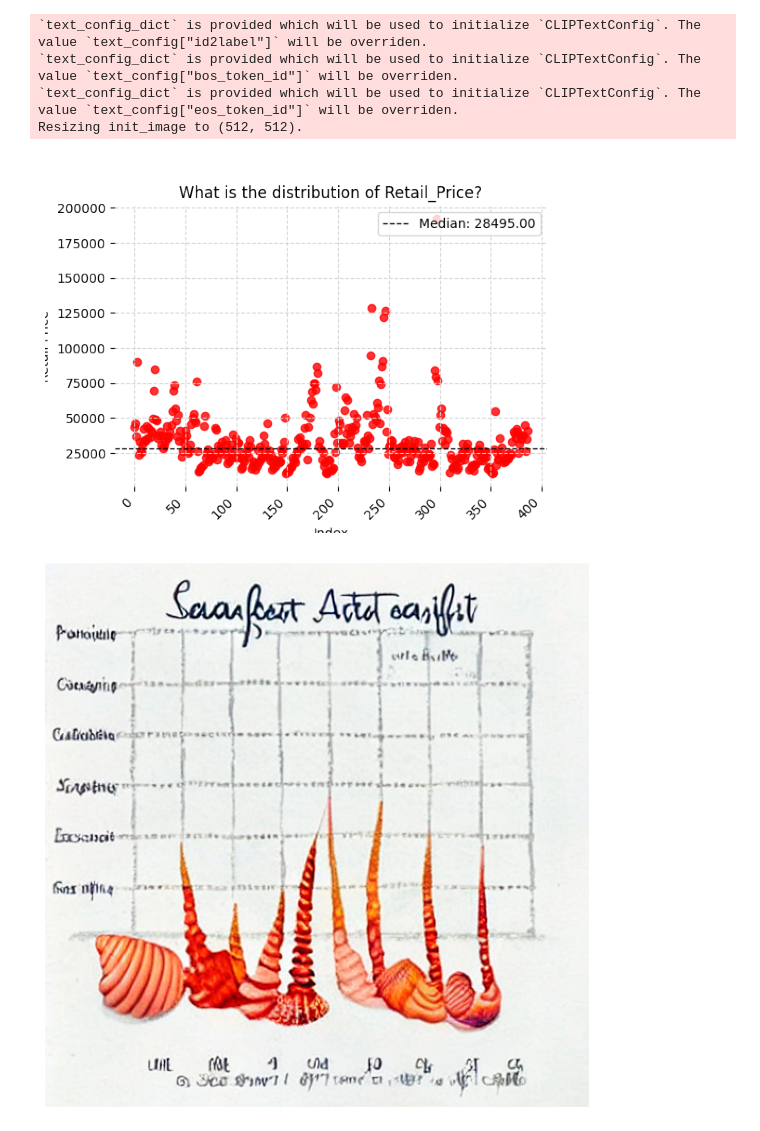
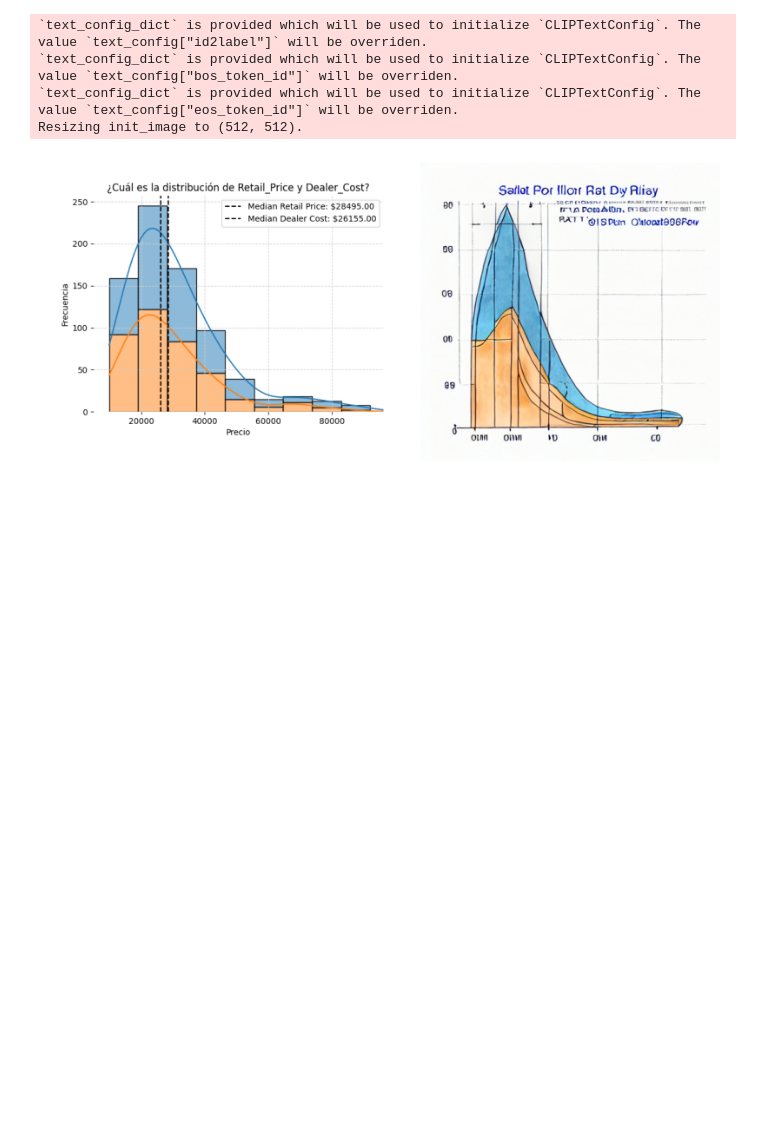
Before and after one commit to microsoft/lida, a Jupyter notebook: notebooks/tutorial.ipynb, the cells around one changed output. Cells and saved outputs as stored; diff of their text form; code cells hidden in the pictures; blank space fills up the shorter version.

```diff
--- a/notebooks/tutorial.ipynb
+++ b/notebooks/tutorial.ipynb
@@ -38,12 +49,9 @@ print(goals)
 ## Generate Visualizations
 # %%
 i = 0
-library = "matplotlib"
-textgen_config = TextGenerationConfig(n=1, temperature=0, use_cache=True, max_tokens=2000)
-vis_specs = lida.visualize(summary=summary, goal=goals[i], textgen_config=textgen_config, library=library)
-charts = lida.execute(code_specs=vis_specs, data=lida.data, summary=summary, library=library )
-print("Code for generated chart:", charts[0].code)
-
+library = "seaborn"
+textgen_config = TextGenerationConfig(n=1, temperature=0.2, use_cache=True)
+charts = lida.visualize(summary=summary, goal=goals[i], textgen_config=textgen_config, library=library)
 # plot raster image of chart
 plot_raster(charts[0].raster)
 # %% [output]
@@ -100,5 +87,8 @@ comparison, or to provide additional perspectives).
 Given some code, modify it based on natural language instructions. This yields a new code snippet that can be executed to generate a new visualization.
 # %%
 code = charts[0].code
-instructions = ["convert this to a scatterplot chart", "change the color to red"," ensure axis are legible"]
-vis_specs = lida.edit(code=code,  summary=summary, instructions=instructions, library=library, textgen_config=textgen_config)
+textgen_config = TextGenerationConfig(n=1, temperature=0, use_cache=True)
+instructions = ["Zoom in by 50% ", "change the color of the chart to red", "translate the title to spanish"]
+edited_charts = lida.edit(code=code,  summary=summary, instructions=instructions, library=library, textgen_config=textgen_config)
+
+plot_raster(edited_charts[0].raster)
@@ -105,3 +96,0 @@ vis_specs = lida.edit(code=code,  summary=summary, instructions=instructions, li
-# %%
-edited_charts = lida.execute(code_specs=vis_specs, data=lida.data, summary=summary, library=library)
-plot_raster(edited_charts[0].raster)
@@ -199,15 +182,13 @@ chart = plot(data)
 - Explores using LIDA to generate infographics from an existing visualization
 - Uses the `peacasso` package, and loads open source stable diffusion models
 # %%
-infographics = lida.infographics(visualization = edited_charts[0].raster, n=1, style_prompt="pastel art, sea shells")
+infographics = lida.infographics(visualization = edited_charts[0].raster, n=1, style_prompt="pastel art, rain drops, highly detailed, no blur, white background")
 # %% [output]
 `text_config_dict` is provided which will be used to initialize `CLIPTextConfig`. The value `text_config["id2label"]` will be overriden.
 `text_config_dict` is provided which will be used to initialize `CLIPTextConfig`. The value `text_config["bos_token_id"]` will be overriden.
 `text_config_dict` is provided which will be used to initialize `CLIPTextConfig`. The value `text_config["eos_token_id"]` will be overriden.
 Resizing init_image to (512, 512).
 # %%
-plot_raster(edited_charts[0].raster)
-plot_raster(infographics["images"][0])
+plot_raster([edited_charts[0].raster, infographics["images"][0]])
 # %% [output]
-[figure, old version]
+[figure, new version]
-[figure, removed]
```
Also changed, not shown: parts of 15 cells of this notebook, 15 other files.
